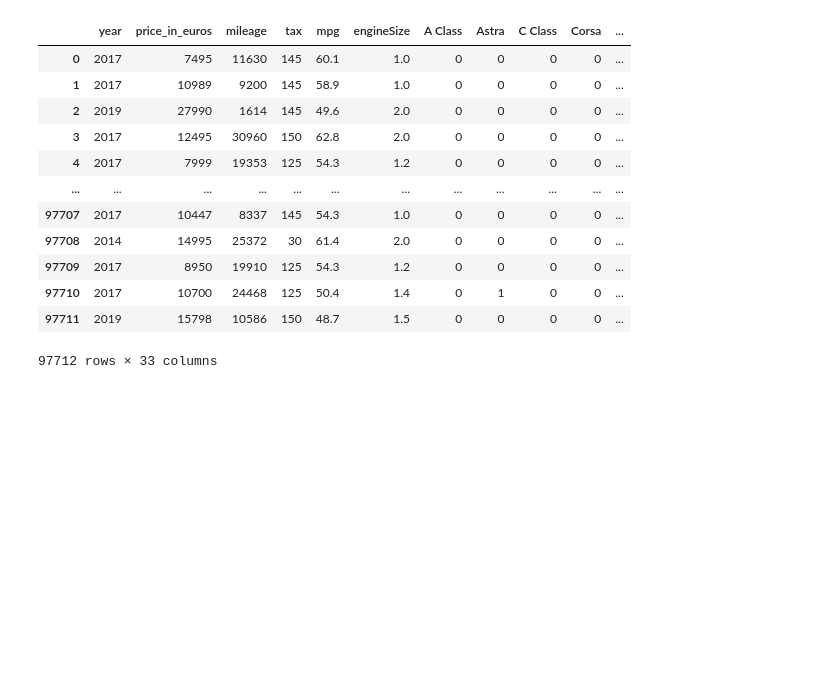
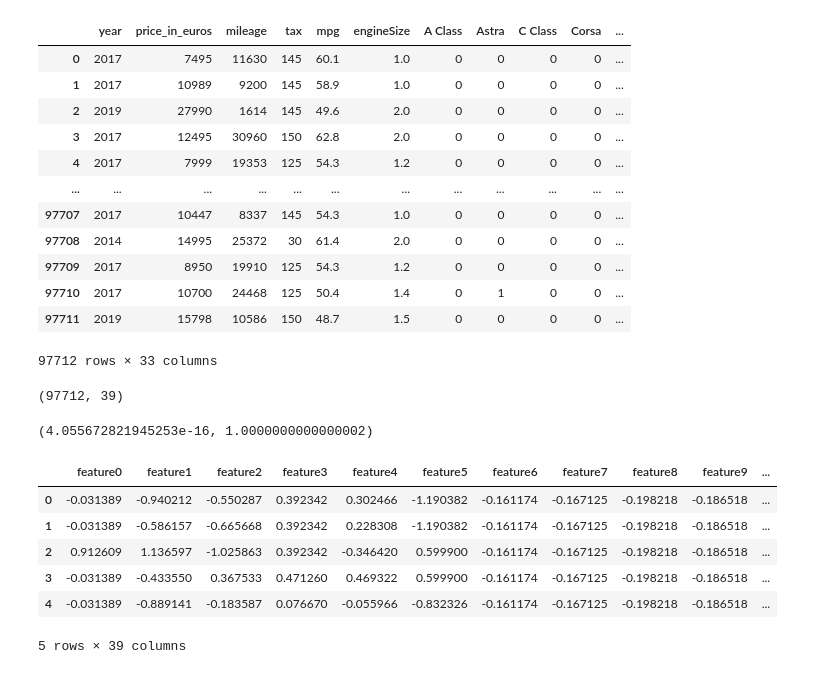
Before and after one commit to anniezhe0/cars, a Jupyter notebook: carsv2.ipynb, the cells around one changed output. Saved outputs shown, nothing was run; the diff lists cells and outputs as text; code cells hidden in the pictures; blank space fills up the shorter version.

```diff
--- a/carsv2.ipynb
+++ b/carsv2.ipynb
@@ -280,0 +288,21 @@ cars_encoded
+# %%
+x.shape
+# %% [output]
+(97712, 39)
+# %%
+import numpy as np
+np.mean(x),np.std(x)
+# %% [output]
+(4.055672821945253e-16, 1.0000000000000002)
+# %%
+feat_cols = ['feature'+str(i) for i in range(x.shape[1])]
+normalised_cars = pd.DataFrame(x,columns=feat_cols)
+normalised_cars.head()
+# %% [output]
+|  | feature0 | feature1 | feature2 | feature3 | feature4 | feature5 | feature6 | feature7 | feature8 | feature9 | ... |
+| 0 | -0.031389 | -0.940212 | -0.550287 | 0.392342 | 0.302466 | -1.190382 | -0.161174 | -0.167125 | -0.198218 | -0.186518 | ... |
+| 1 | -0.031389 | -0.586157 | -0.665668 | 0.392342 | 0.228308 | -1.190382 | -0.161174 | -0.167125 | -0.198218 | -0.186518 | ... |
+| 2 | 0.912609 | 1.136597 | -1.025863 | 0.392342 | -0.346420 | 0.599900 | -0.161174 | -0.167125 | -0.198218 | -0.186518 | ... |
+| 3 | -0.031389 | -0.433550 | 0.367533 | 0.471260 | 0.469322 | 0.599900 | -0.161174 | -0.167125 | -0.198218 | -0.186518 | ... |
+| 4 | -0.031389 | -0.889141 | -0.183587 | 0.076670 | -0.055966 | -0.832326 | -0.161174 | -0.167125 | -0.198218 | -0.186518 | ... |
+5 rows × 39 columns
```
Also changed, not shown: parts of 7 cells of this notebook.
